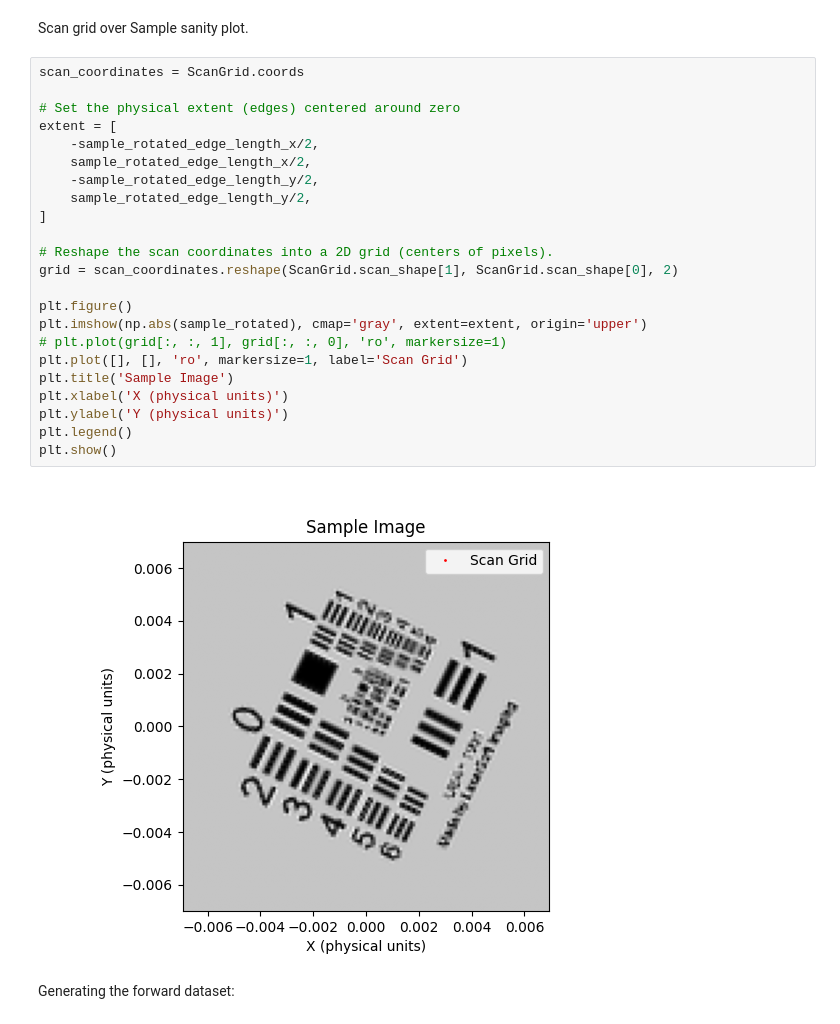
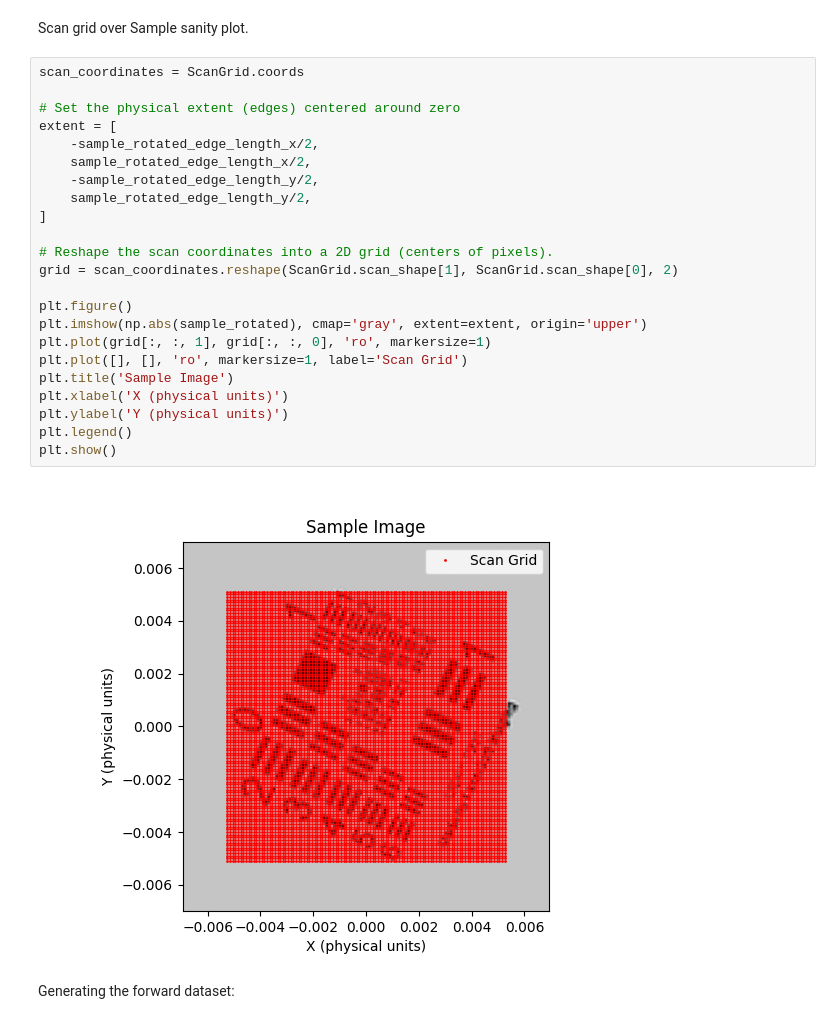
Before and after one commit to uellue/TemGymCore, a Jupyter notebook: fourdstem_example/stem_overfocus.ipynb, the cells around one changed output. Drawn from its saved outputs; the diff is of its cells as text.

```diff
--- a/fourdstem_example/stem_overfocus.ipynb
+++ b/fourdstem_example/stem_overfocus.ipynb
@@ -117,28 +117,28 @@ Scan grid over Sample sanity plot.
 # %%
 scan_coordinates = ScanGrid.coords
 
 # Set the physical extent (edges) centered around zero
 extent = [
     -sample_rotated_edge_length_x/2,
     sample_rotated_edge_length_x/2,
     -sample_rotated_edge_length_y/2,
     sample_rotated_edge_length_y/2,
 ]
 
 # Reshape the scan coordinates into a 2D grid (centers of pixels).
 grid = scan_coordinates.reshape(ScanGrid.scan_shape[1], ScanGrid.scan_shape[0], 2)
 
 plt.figure()
 plt.imshow(np.abs(sample_rotated), cmap='gray', extent=extent, origin='upper')
-# plt.plot(grid[:, :, 1], grid[:, :, 0], 'ro', markersize=1)
+plt.plot(grid[:, :, 1], grid[:, :, 0], 'ro', markersize=1)
 plt.plot([], [], 'ro', markersize=1, label='Scan Grid')
 plt.title('Sample Image')
 plt.xlabel('X (physical units)')
 plt.ylabel('Y (physical units)')
 plt.legend()
 plt.show()
 # %% [output]
-[figure, old version]
+[figure, new version]
 # %% [markdown]
 Generating the forward dataset:
 # %%
```
Also changed, not shown: parts of 4 cells of this notebook, 2 other files.
